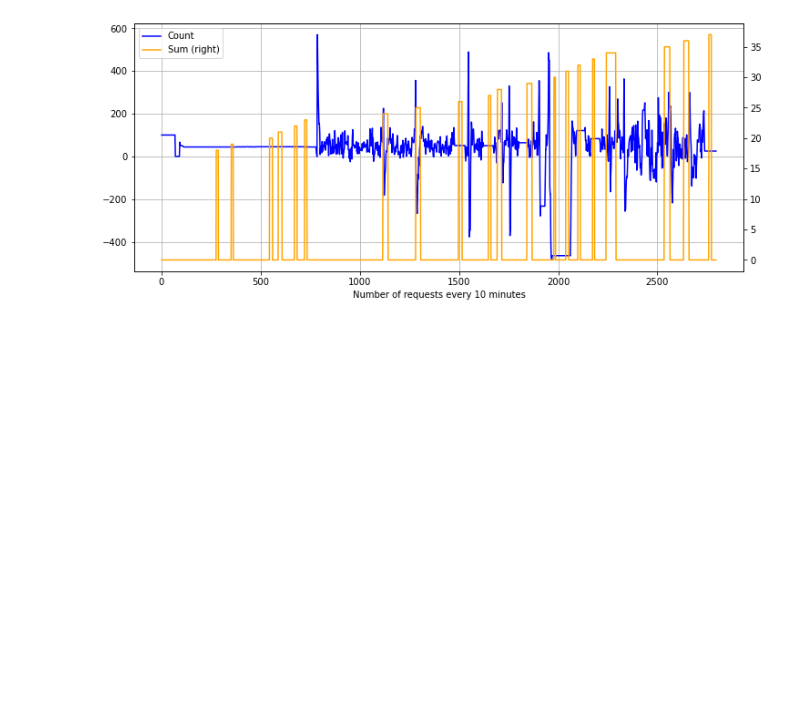
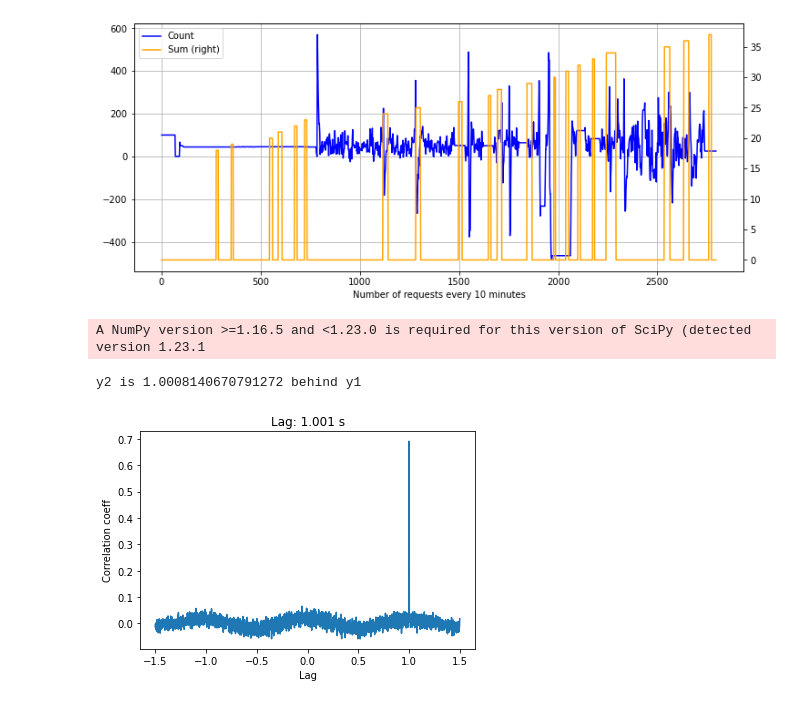
Before and after one commit to anapaulasandes/ppgeb_masters, a Jupyter notebook: python_syncronization/read_txt_ET_EEG_data.ipynb, the cells around one changed output. Saved outputs shown, nothing was run; the diff lists cells and outputs as text; code cells hidden in the pictures; blank space fills up the shorter version.

```diff
--- a/python_syncronization/read_txt_ET_EEG_data.ipynb
+++ b/python_syncronization/read_txt_ET_EEG_data.ipynb
@@ -73 +75,36 @@ plt.show()
+# %%
+import matplotlib.pyplot as plt
+from scipy import signal
+import numpy as np
+
+
+def lag_finder(y1, y2, sr):
+    n = len(y1)
+
+    corr = signal.correlate(y2, y1, mode='same') / np.sqrt(signal.correlate(y1, y1, mode='same')[int(n/2)] * signal.correlate(y2, y2, mode='same')[int(n/2)])
+
+    delay_arr = np.linspace(-0.5*n/sr, 0.5*n/sr, n)
+    delay = delay_arr[np.argmax(corr)]
+    print('y2 is ' + str(delay) + ' behind y1')
+
+    plt.figure()
+    plt.plot(delay_arr, corr)
+    plt.title('Lag: ' + str(np.round(delay, 3)) + ' s')
+    plt.xlabel('Lag')
+    plt.ylabel('Correlation coeff')
+    plt.show()
+
+# Sine sample with some noise and copy to y1 and y2 with a 1-second lag
+sr = 1024
+y = np.linspace(0, 2*np.pi, sr)
+y = np.tile(np.sin(y), 5)
+y += np.random.normal(0, 5, y.shape)
+y1 = y[sr:4*sr]
+y2 = y[:3*sr]
+
+lag_finder(y1, y2, sr)
+# %% [output]
+A NumPy version >=1.16.5 and <1.23.0 is required for this version of SciPy (detected version 1.23.1
+y2 is 1.0008140670791272 behind y1
+[figure, added]
 # %%
```
Also changed, not shown: parts of 5 cells of this notebook, 28 other files.
